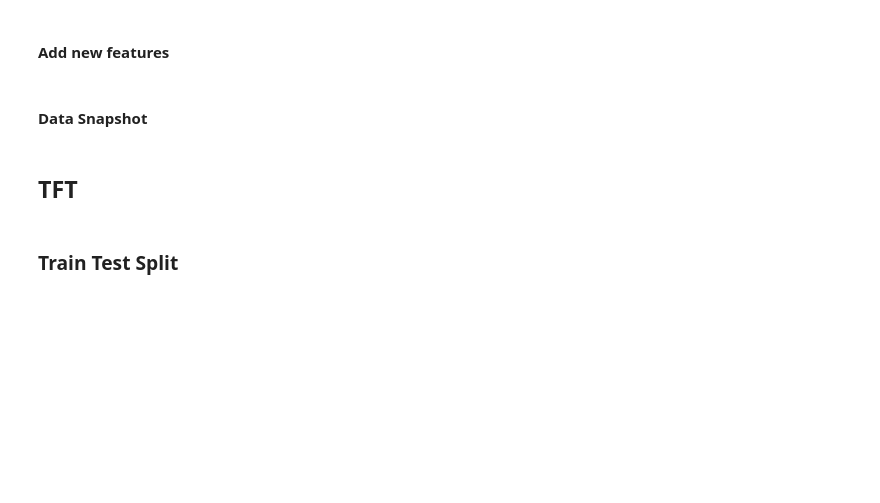
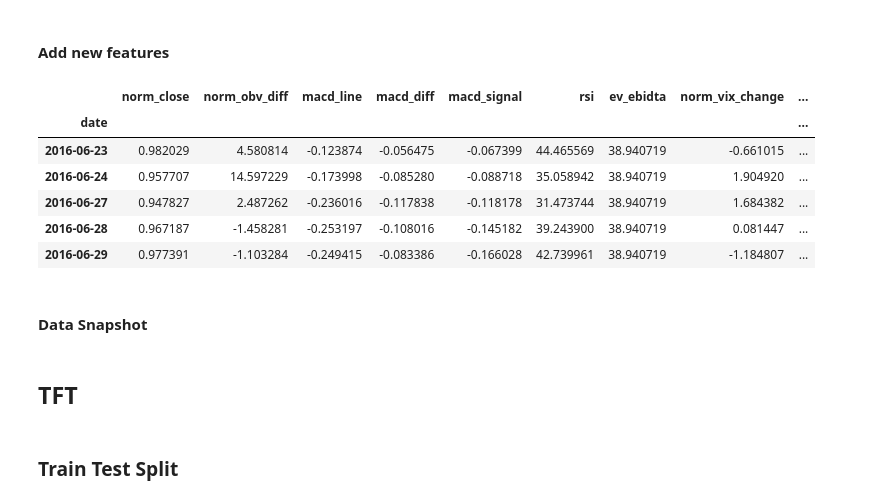
Before and after one commit to danCoder93/ENSF611-FinPrediction, a Jupyter notebook: src/FinPrediction.ipynb, the cells around one changed output. Saved outputs shown, nothing was run; the diff lists cells and outputs as text; code cells hidden in the pictures; blank space fills up the shorter version.

```diff
--- a/src/FinPrediction.ipynb
+++ b/src/FinPrediction.ipynb
@@ -420,9 +387,17 @@ df_tcn.head()
 # %% [markdown]
 #### Add new features
 # %%
-df = pd.concat([df, df_tcn[['tcn_pred', 'tcn_res']]], axis=1, join='inner')
-df = df[[*[x for x in df.columns if x != 'price_change'], 'price_change']]
+df = pd.concat([df, df_tcn[['tcn_pred']]], axis=1, join='inner')
+df = df[[*[x for x in df.columns if x != target_col], target_col]]
 df.head()
+# %% [output]
+|  | norm_close | norm_obv_diff | macd_line | macd_diff | macd_signal | rsi | ev_ebidta | norm_vix_change | ... |
+| date |  |  |  |  |  |  |  |  | ... |
+| 2016-06-23 | 0.982029 | 4.580814 | -0.123874 | -0.056475 | -0.067399 | 44.465569 | 38.940719 | -0.661015 | ... |
+| 2016-06-24 | 0.957707 | 14.597229 | -0.173998 | -0.085280 | -0.088718 | 35.058942 | 38.940719 | 1.904920 | ... |
+| 2016-06-27 | 0.947827 | 2.487262 | -0.236016 | -0.117838 | -0.118178 | 31.473744 | 38.940719 | 1.684382 | ... |
+| 2016-06-28 | 0.967187 | -1.458281 | -0.253197 | -0.108016 | -0.145182 | 39.243900 | 38.940719 | 0.081447 | ... |
+| 2016-06-29 | 0.977391 | -1.103284 | -0.249415 | -0.083386 | -0.166028 | 42.739961 | 38.940719 | -1.184807 | ... |
 # %% [markdown]
 #### Data Snapshot
 # %%
```
Also changed, not shown: parts of 35 cells of this notebook.
